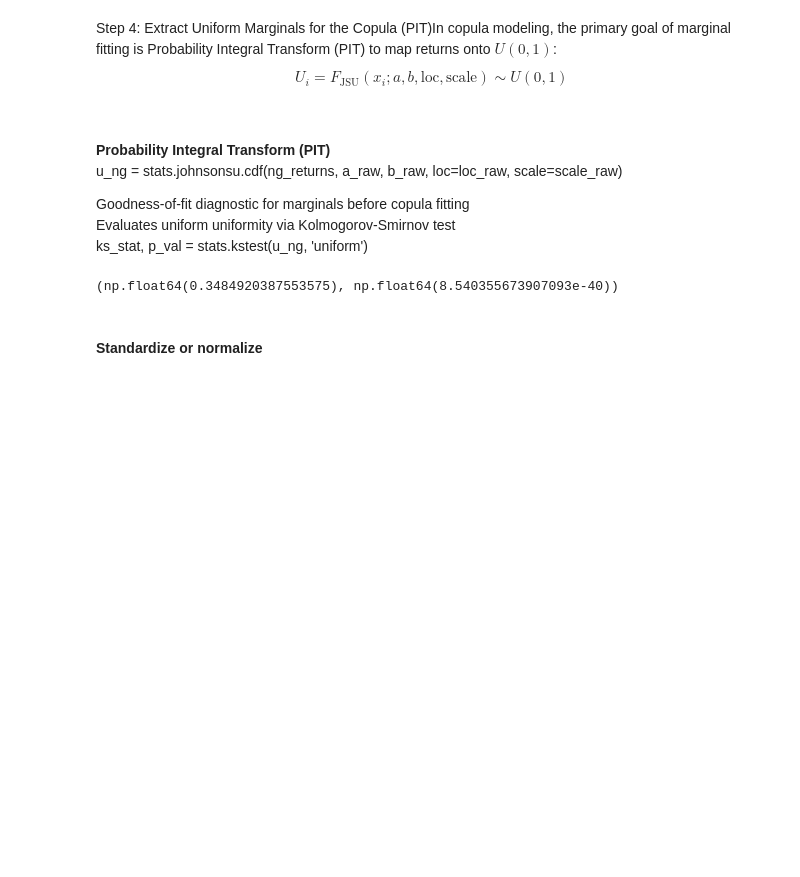
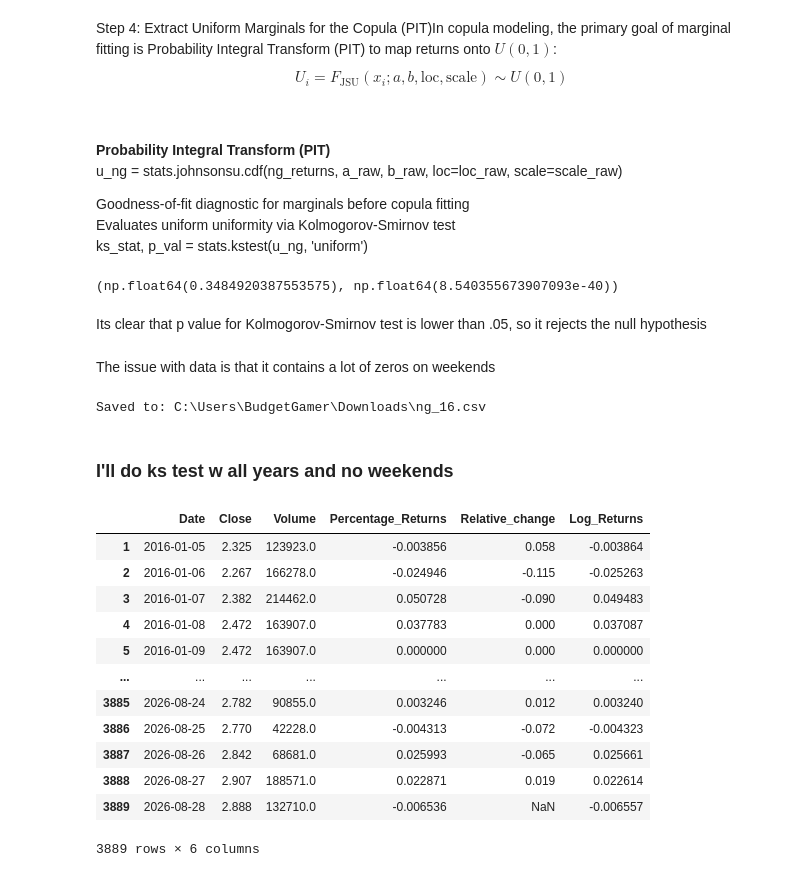
Before and after one commit to IanJ1998/Ian, a Jupyter notebook: CommodityProject/SystemicRiskCopulaProject/DataFiting/DataFitting_Part1.ipynb, the cells around one changed output. Cells and saved outputs as stored; diff of their text form; code cells hidden in the pictures; blank space fills up the shorter version.

```diff
--- a/CommodityProject/SystemicRiskCopulaProject/DataFiting/DataFitting_Part1.ipynb
+++ b/CommodityProject/SystemicRiskCopulaProject/DataFiting/DataFitting_Part1.ipynb
@@ -381,5 +364,34 @@ ks_stat, p_val = stats.kstest(u_ng, "uniform")
 ks_stat, p_val
 # %% [output]
 (np.float64(0.3484920387553575), np.float64(8.540355673907093e-40))
-# %% [markdown]
-#### Standardize or normalize
+# %% [markdown]
+Its clear that p value for Kolmogorov-Smirnov test is lower than .05, so it rejects the null hypothesis
+# %% [markdown]
+The issue with data is that it contains a lot of zeros on weekends
+# %%
+'''
+from pathlib import Path
+
+output_path = Path.home() / "Downloads" / "ng_16.csv"
+ng_16.to_csv(output_path, index=False)
+print(f"Saved to: {output_path}")'''
+# %% [output]
+Saved to: C:\Users\BudgetGamer\Downloads\ng_16.csv
+# %% [markdown]
+### I'll do ks test w all years and no weekends
+# %%
+ng_df
+# %% [output]
+|  | Date | Close | Volume | Percentage_Returns | Relative_change | Log_Returns |
+| 1 | 2016-01-05 | 2.325 | 123923.0 | -0.003856 | 0.058 | -0.003864 |
+| 2 | 2016-01-06 | 2.267 | 166278.0 | -0.024946 | -0.115 | -0.025263 |
+| 3 | 2016-01-07 | 2.382 | 214462.0 | 0.050728 | -0.090 | 0.049483 |
+| 4 | 2016-01-08 | 2.472 | 163907.0 | 0.037783 | 0.000 | 0.037087 |
+| 5 | 2016-01-09 | 2.472 | 163907.0 | 0.000000 | 0.000 | 0.000000 |
+| ... | ... | ... | ... | ... | ... | ... |
+| 3885 | 2026-08-24 | 2.782 | 90855.0 | 0.003246 | 0.012 | 0.003240 |
+| 3886 | 2026-08-25 | 2.770 | 42228.0 | -0.004313 | -0.072 | -0.004323 |
+| 3887 | 2026-08-26 | 2.842 | 68681.0 | 0.025993 | -0.065 | 0.025661 |
+| 3888 | 2026-08-27 | 2.907 | 188571.0 | 0.022871 | 0.019 | 0.022614 |
+| 3889 | 2026-08-28 | 2.888 | 132710.0 | -0.006536 | NaN | -0.006557 |
+3889 rows × 6 columns
```
Also changed, not shown: parts of 26 cells of this notebook.
